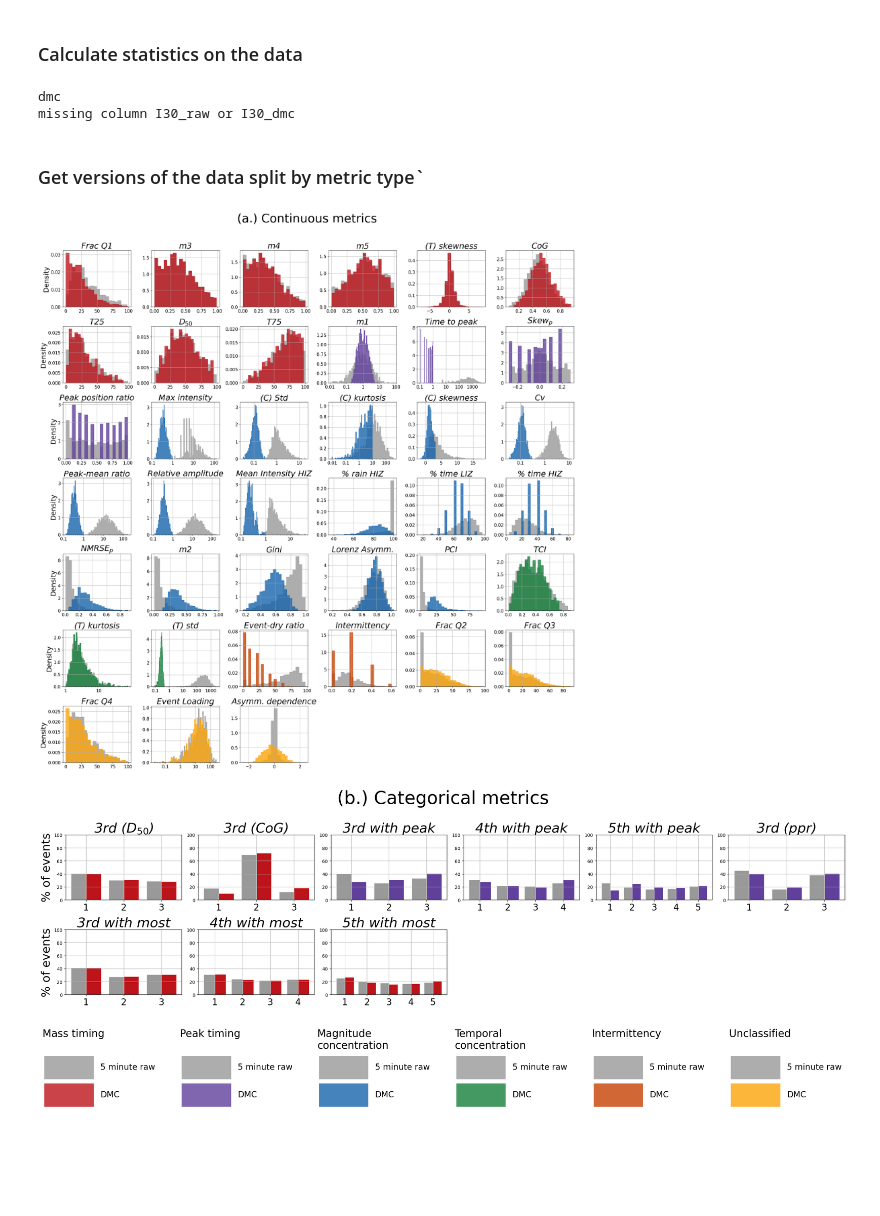
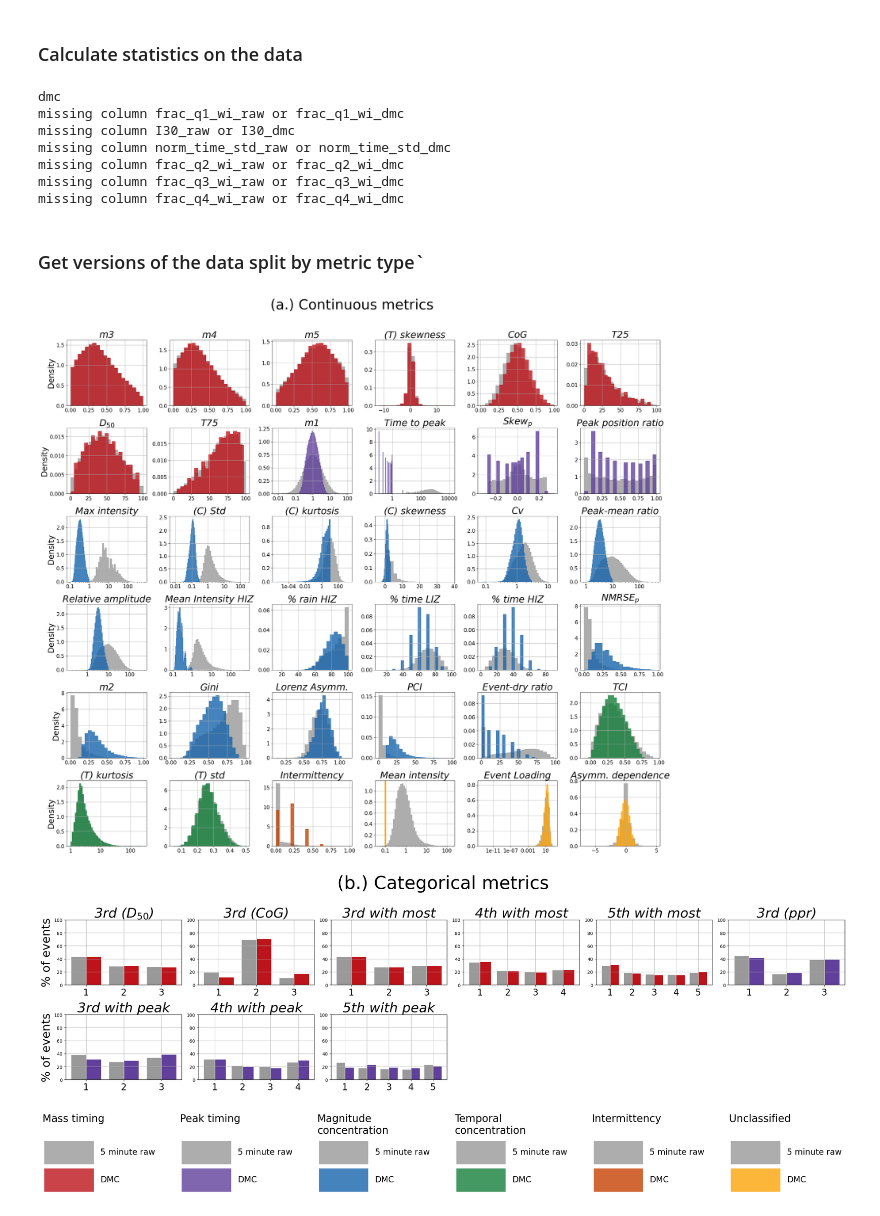
Before and after one commit to masher92/MetricEvaluation, a Jupyter notebook: 4. CompareNormalisation/New/ByMetricHistogram-DMCs.ipynb, the cells around one changed output. Drawn from its saved outputs; the diff is of its cells as text; code cells hidden in the pictures; blank space fills up the shorter version.

```diff
--- a/4. CompareNormalisation/New/ByMetricHistogram-DMCs.ipynb
+++ b/4. CompareNormalisation/New/ByMetricHistogram-DMCs.ipynb
@@ -27,8 +37,8 @@ just_5m = pd.read_csv(datadir+"/Just5m.csv")
 ### Get a list of metrics
 # %%
 metrics = list(name_mapping.keys())
-categorical_metrics = ['3rd_ARR',  '3rd_rcg',  '3rd_w_peak', '4th_w_peak', '5th_w_peak', 'third_ppr', '3rd_w_most',
-                       '4th_w_most', '5th_w_most']
+categorical_metrics = ['3rd_ARR',  '3rd_rcg',  '3rd_w_most',
+                       '4th_w_most', '5th_w_most', 'third_ppr', '3rd_w_peak', '4th_w_peak', '5th_w_peak', ]
 continuous_metrics = [metric for metric in list(type_mapping.keys()) if metric not in categorical_metrics]
 # %% [markdown]
 ### Calculate statistics on the data
@@ -40,12 +50,17 @@ summary_df = compute_metric_sensitivity_bynormalisation(df=just_5m,
 summary_df["type2"] = summary_df["metric"].map(type_mapping)
 # %% [output]
 dmc
+missing column frac_q1_wi_raw or frac_q1_wi_dmc
 missing column I30_raw or I30_dmc
+missing column norm_time_std_raw or norm_time_std_dmc
+missing column frac_q2_wi_raw or frac_q2_wi_dmc
+missing column frac_q3_wi_raw or frac_q3_wi_dmc
+missing column frac_q4_wi_raw or frac_q4_wi_dmc
 # %% [markdown]
 ### Get versions of the data split by metric type`
 # %%
 df_continuous = summary_df[summary_df["type"] != "categorical"]
-df_continuous = df_continuous[df_continuous['metric'] != 'mean_intensity'].copy()
+# df_continuous = df_continuous[df_continuous['metric'] != 'mean_intensity'].copy()
 unique_metrics_continuous = df_continuous['metric'].unique().tolist()
 
 df_categorical = summary_df[summary_df["type"] == "categorical"]
@@ -65,36 +80,36 @@ axs = axs.flatten()
 
 # plot metrics
 for i, metric in enumerate(unique_metrics_continuous):
     ax = axs[i]
 
     metric_data = df_continuous[df_continuous["metric"] == metric]
 
     plot_histograms(ax,just_5m,metric, metric_data, log_scale_metrics,type_color_map_3, resolutions)
 
-    if metric == 'mean_intensity':
-        ax.axvline(x=0.1, color=type_color_map_3['Magnitude concentration'][1], linewidth=2)
+#     if metric == 'mean_intensity':
+#         ax.axvline(x=0.1, color=type_color_map_3['Magnitude concentration'][1], linewidth=2)
 
 # remove y labels except first column
 for i, ax in enumerate(axs):
     if i % n_cols == 0:
         ax.set_ylabel("Density", fontsize=23)
     else:
         ax.set_ylabel("")
 
 # turn off unused axes
 for ax in axs[len(unique_metrics_continuous):]:
     ax.axis("off")
 
 # --- Adjust top margin for suptitle ---
 fig.subplots_adjust(top=0.92)  # leave space for suptitle
 
 fig.suptitle("(a.) Continuous metrics", fontsize=40)
 plt.tight_layout(rect=[0,0,1,0.96])
 # --- save with tight bbox to avoid cutting content ---
 plt.show()
 fig.savefig(figdir + "CompareNormalisation/histogram_continuous_metrics_DMC10.png",dpi=300,  facecolor="white",bbox_inches='tight')
 # %% [output]
-[figure, old version]
+[figure, new version]
 # %%
 n_cols = 6
 n_rows = -(-len(unique_metrics_categorical) // n_cols)
@@ -126,7 +141,7 @@ plt.show()
 
 fig.savefig(figdir+"CompareNormalisation/histogram_categorical_metrics_DMC10.png", dpi=300, facecolor='white')
 # %% [output]
-[figure, old version]
+[figure, new version]
 # %%
 legend_types = list(type_color_map_3.keys())
 labels = ['5 minute raw', 'DMC']
```
Also changed, not shown: parts of 2 cells of this notebook, 17 other files.
